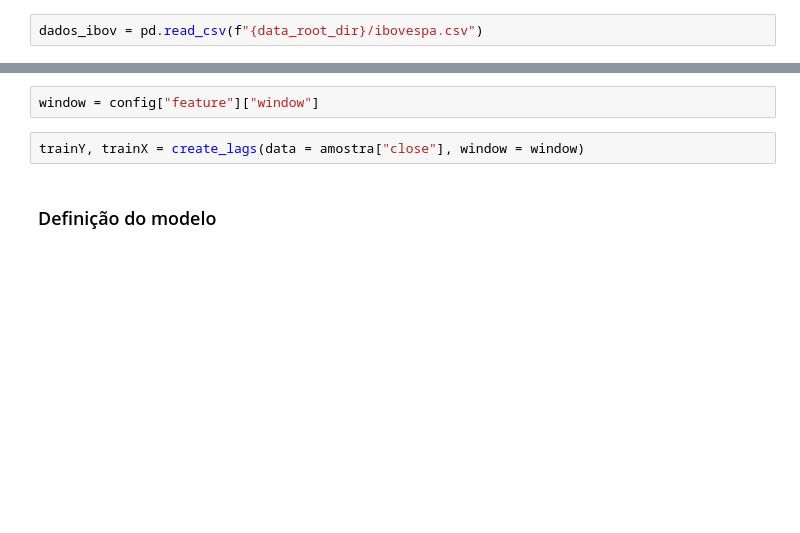
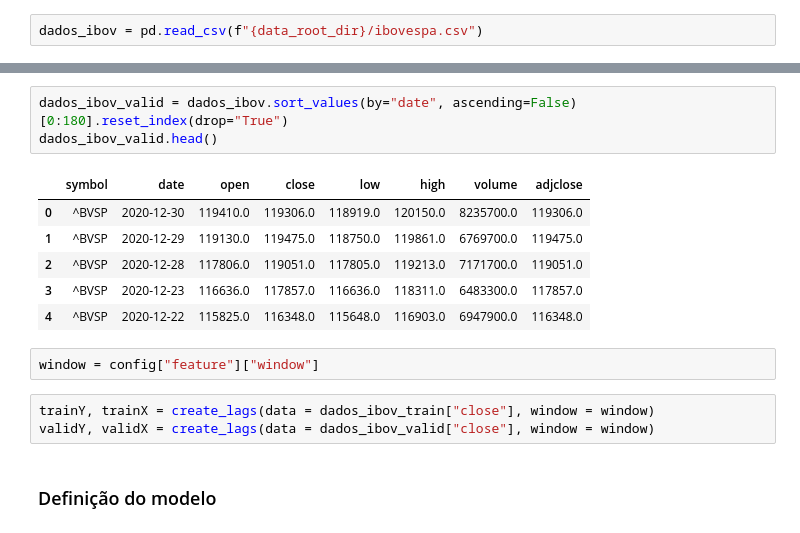
Before and after one commit to adelmofilho/BovespaStockPrediction, a Jupyter notebook: IbovStockPrediction.ipynb, the cells around one changed output, grey strips where cells are left out. Saved outputs shown, nothing was run; the diff lists cells and outputs as text; blank space fills up the shorter version.

```diff
--- a/IbovStockPrediction.ipynb
+++ b/IbovStockPrediction.ipynb
@@ -44,7 +43,18 @@ amostra.head()
+# %%
+dados_ibov_valid = dados_ibov.sort_values(by="date", ascending=False)[0:180].reset_index(drop="True")
+dados_ibov_valid.head()
+# %% [output]
+|  | symbol | date | open | close | low | high | volume | adjclose |
+| 0 | ^BVSP | 2020-12-30 | 119410.0 | 119306.0 | 118919.0 | 120150.0 | 8235700.0 | 119306.0 |
+| 1 | ^BVSP | 2020-12-29 | 119130.0 | 119475.0 | 118750.0 | 119861.0 | 6769700.0 | 119475.0 |
+| 2 | ^BVSP | 2020-12-28 | 117806.0 | 119051.0 | 117805.0 | 119213.0 | 7171700.0 | 119051.0 |
+| 3 | ^BVSP | 2020-12-23 | 116636.0 | 117857.0 | 116636.0 | 118311.0 | 6483300.0 | 117857.0 |
+| 4 | ^BVSP | 2020-12-22 | 115825.0 | 116348.0 | 115648.0 | 116903.0 | 6947900.0 | 116348.0 |
 # %%
 window = config["feature"]["window"]
 # %%
-trainY, trainX = create_lags(data = amostra["close"], window = window)
+trainY, trainX = create_lags(data = dados_ibov_train["close"], window = window)
+validY, validX = create_lags(data = dados_ibov_valid["close"], window = window)
 # %% [markdown]
 ### Definição do modelo
 # %% [markdown]
```
Also changed, not shown: parts of 15 cells of this notebook, 2 other files.
